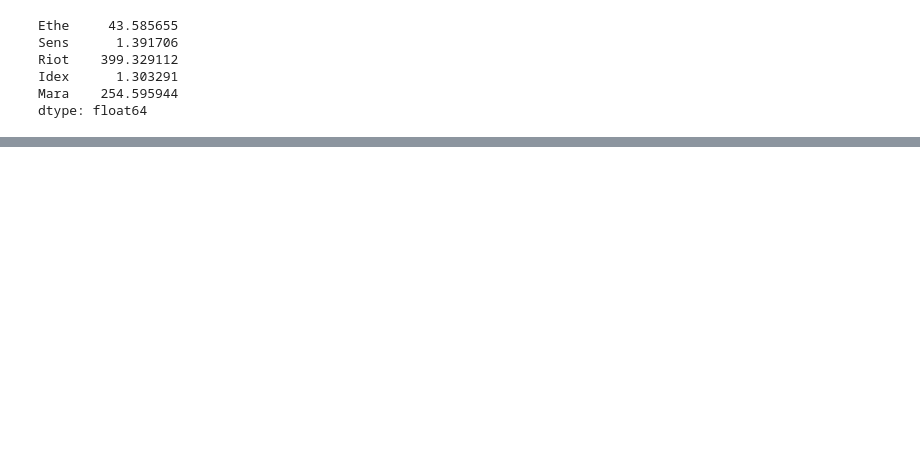
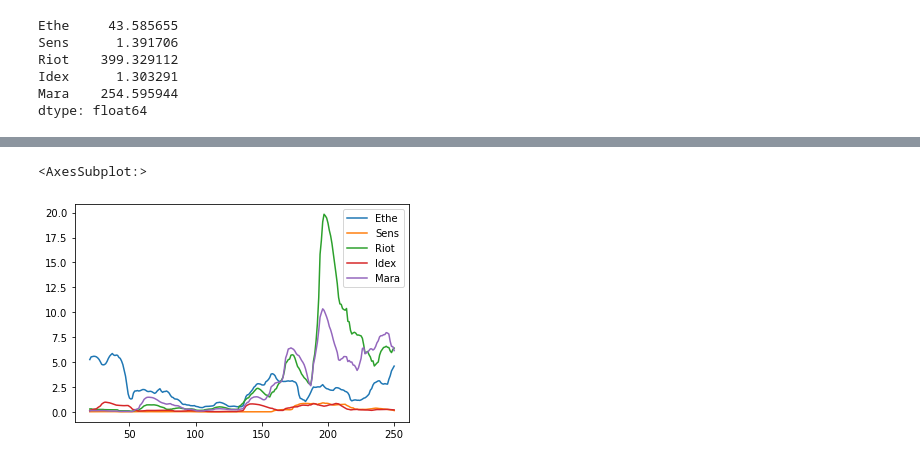
Before and after one commit to InfluxVC/-A-Whale-Off-the-Port-folio-, a Jupyter notebook: pandasHomework/pandasHomework.ipynb, the cells around one changed output, grey strips where cells are left out. Saved outputs shown, nothing was run; the diff lists cells and outputs as text; code cells hidden in the pictures; blank space fills up the shorter version.

```diff
--- a/pandasHomework/pandasHomework.ipynb
+++ b/pandasHomework/pandasHomework.ipynb
@@ -519,0 +542,5 @@ dtype: float64
+# %%
+Port_STD_21.plot()
+# %% [output]
+<AxesSubplot:>
+[figure, added]
```
Also changed, not shown: parts of 7 cells of this notebook.
